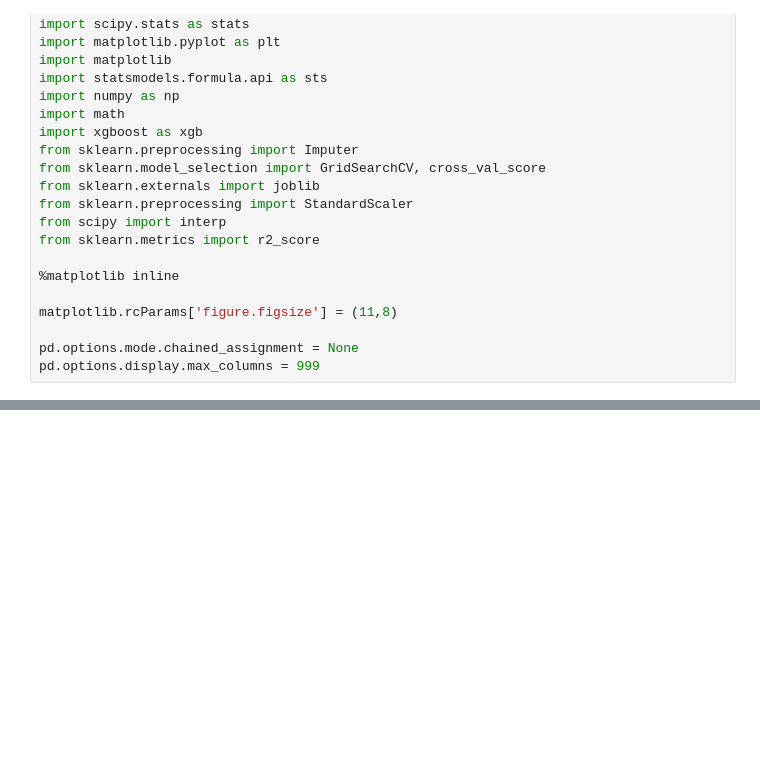
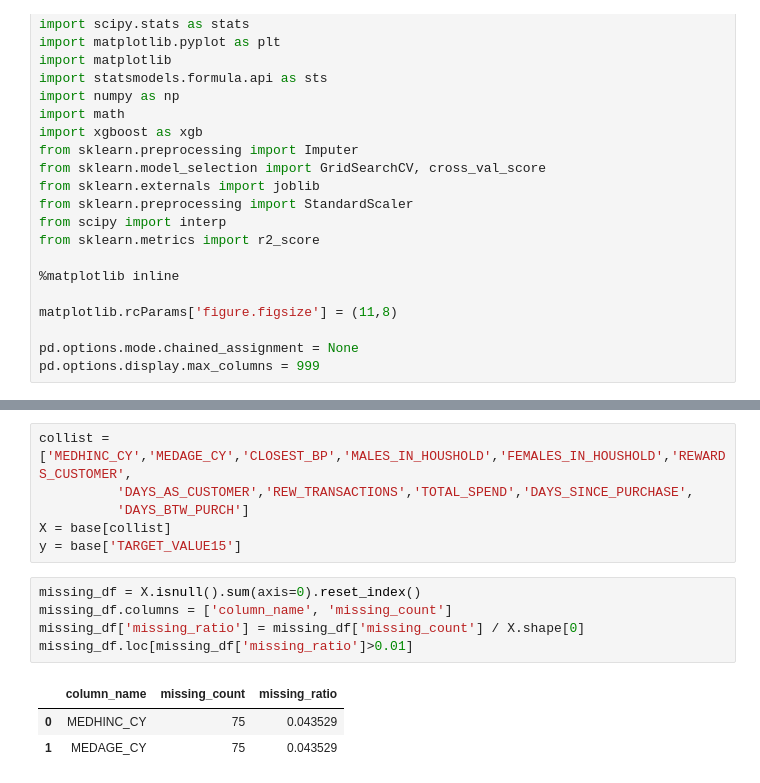
Before and after one commit to FloobtheGreat/IPy_Notebooks, a Jupyter notebook: Analyses/TabModeling_Linear.ipynb, the cells around one changed output, grey strips where cells are left out. Cells and saved outputs as stored; diff of their text form; blank space fills up the shorter version.

```diff
--- a/Analyses/TabModeling_Linear.ipynb
+++ b/Analyses/TabModeling_Linear.ipynb
@@ -39,0 +51,15 @@ base.describe()
+# %%
+collist = ['MEDHINC_CY','MEDAGE_CY','CLOSEST_BP','MALES_IN_HOUSHOLD','FEMALES_IN_HOUSHOLD','REWARDS_CUSTOMER',
+          'DAYS_AS_CUSTOMER','REW_TRANSACTIONS','TOTAL_SPEND','DAYS_SINCE_PURCHASE',
+          'DAYS_BTW_PURCH']
+X = base[collist]
+y = base['TARGET_VALUE15']
+# %%
+missing_df = X.isnull().sum(axis=0).reset_index()
+missing_df.columns = ['column_name', 'missing_count']
+missing_df['missing_ratio'] = missing_df['missing_count'] / X.shape[0]
+missing_df.loc[missing_df['missing_ratio']>0.01]
+# %% [output]
+|  | column_name | missing_count | missing_ratio |
+| 0 | MEDHINC_CY | 75 | 0.043529 |
+| 1 | MEDAGE_CY | 75 | 0.043529 |
```
Also changed, not shown: parts of 3 cells of this notebook.
